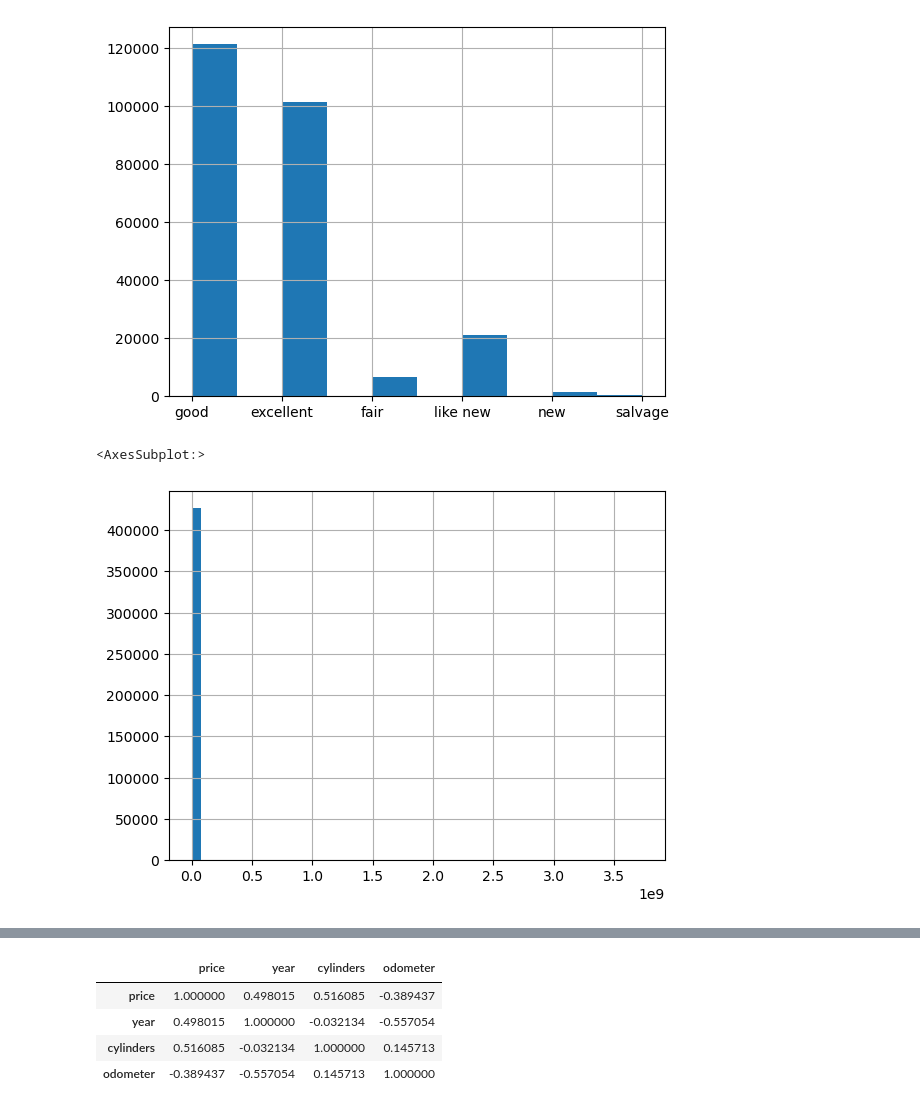
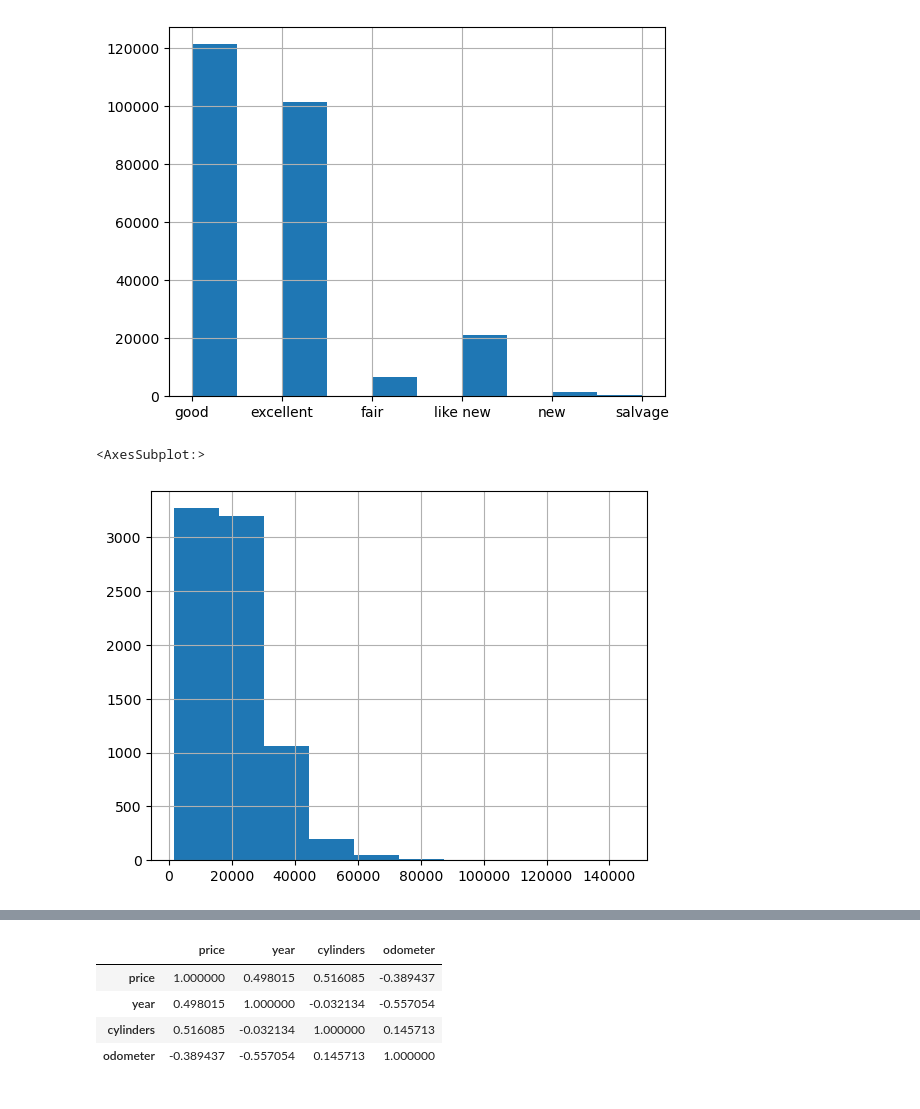
Before and after one commit to cdungca/used-cars, a Jupyter notebook: prompt_II.ipynb, the cells around one changed output, grey strips where cells are left out. Saved outputs shown, nothing was run; the diff lists cells and outputs as text; code cells hidden in the pictures.

Commit message:
Fix hist for price

```diff
--- a/prompt_II.ipynb
+++ b/prompt_II.ipynb
@@ -115,10 +115,10 @@ cars['condition'].hist()
 <AxesSubplot:>
 [figure]
 # %%
-cars['price'].hist(bins=50)
+cars['price'].hist()
 # %% [output]
 <AxesSubplot:>
-[figure, old version]
+[figure, new version]
 # %%
 # based on the histograms, we will filter the data set
 # remove rows with NaN values
```
